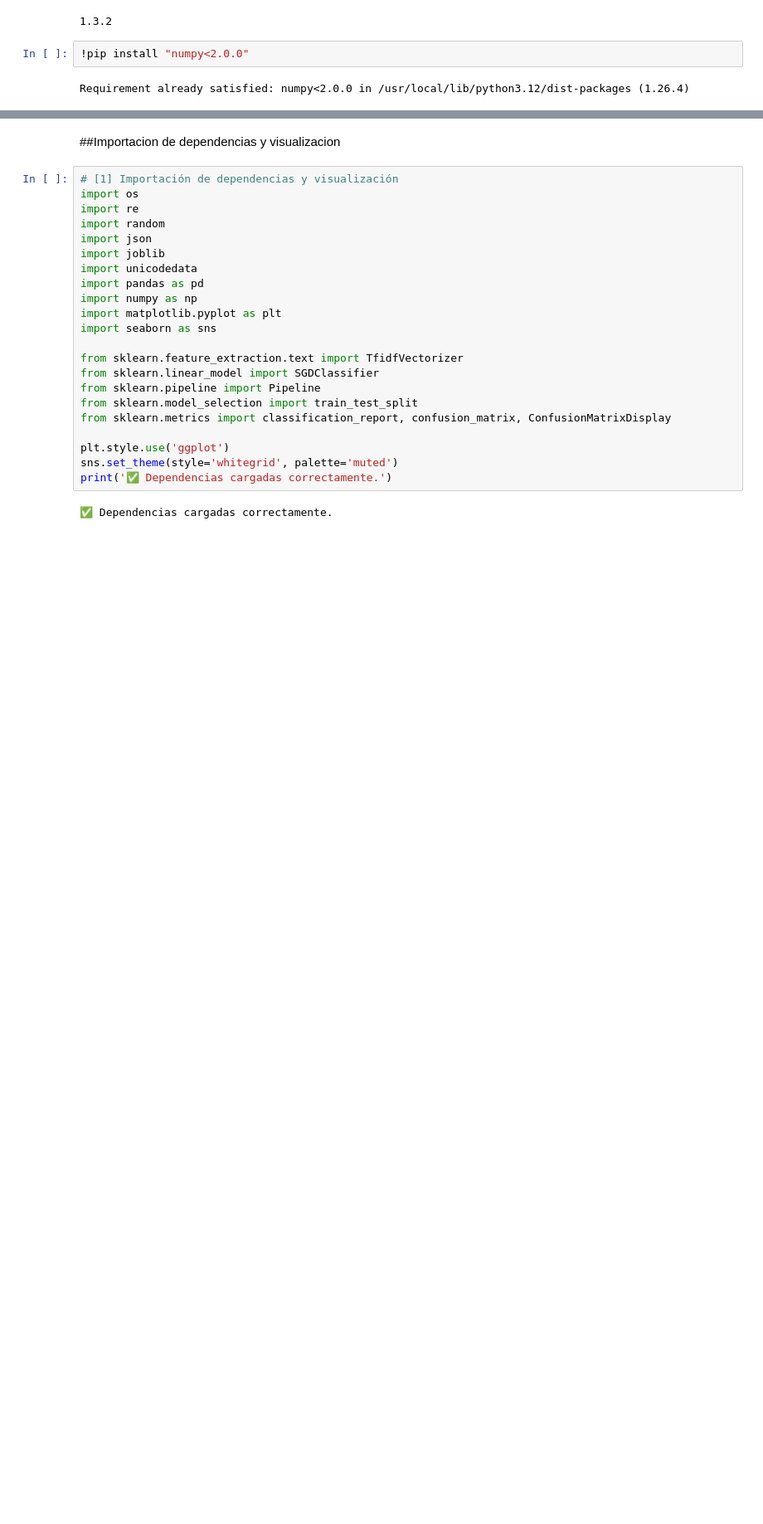
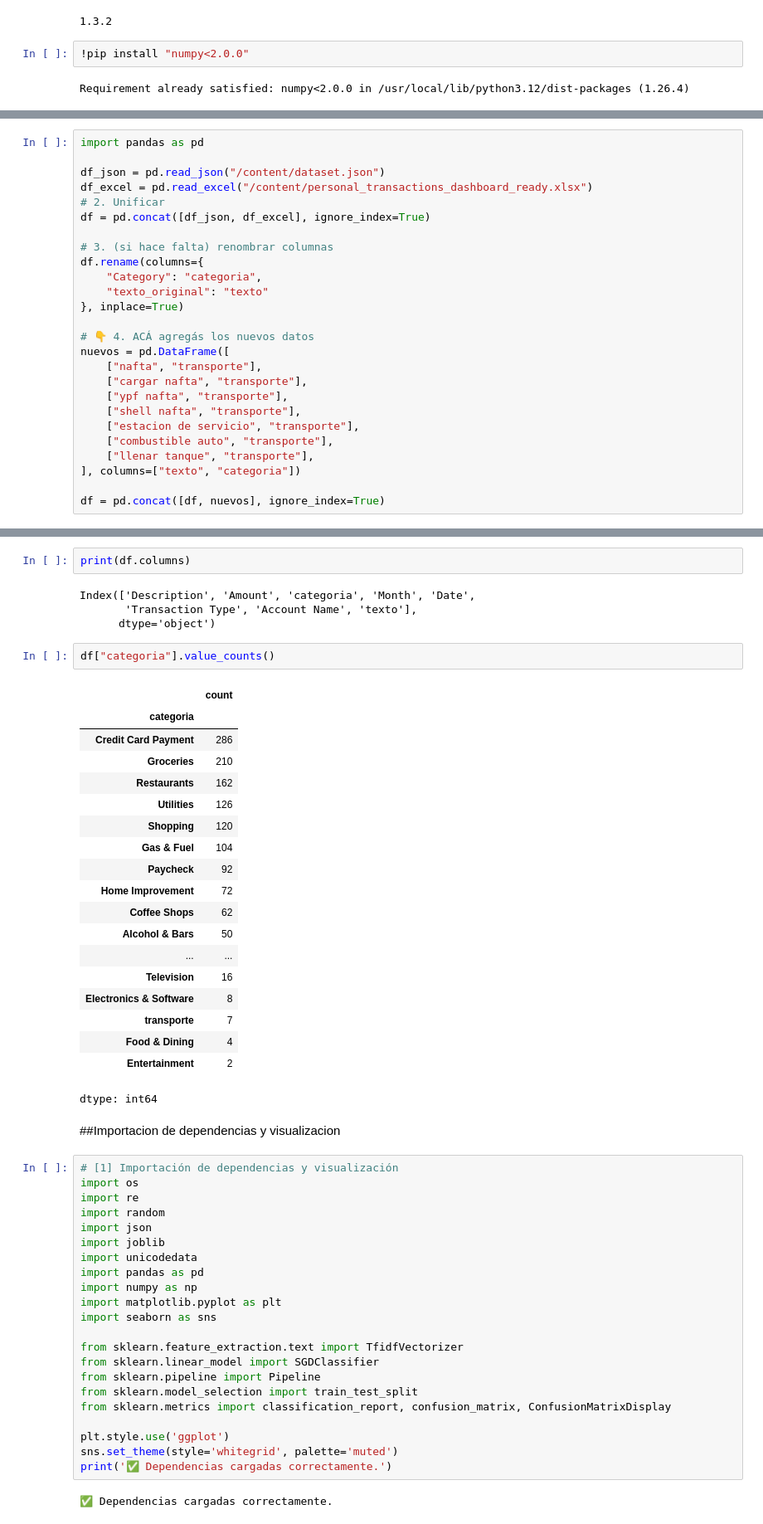
Before and after one commit to No-Country-simulation/G9-LATAM-TEAM-32, a Jupyter notebook: data-science/notebooks/notebook_unificado_finance_ai.ipynb, the cells around one changed output, grey strips where cells are left out. Shown at 83% size. Saved outputs shown, nothing was run; the diff lists cells and outputs as text; blank space fills up the shorter version.

```diff
--- a/data-science/notebooks/notebook_unificado_finance_ai.ipynb
+++ b/data-science/notebooks/notebook_unificado_finance_ai.ipynb
@@ -70,0 +37,26 @@ except Exception as e:
+# %%
+import pandas as pd
+
+df_json = pd.read_json("/content/dataset.json")
+df_excel = pd.read_excel("/content/personal_transactions_dashboard_ready.xlsx")
+# 2. Unificar
+df = pd.concat([df_json, df_excel], ignore_index=True)
+
+# 3. (si hace falta) renombrar columnas
+df.rename(columns={
+    "Category": "categoria",
+    "texto_original": "texto"
+}, inplace=True)
+
+# 👇 4. ACÁ agregás los nuevos datos
+nuevos = pd.DataFrame([
+    ["nafta", "transporte"],
+    ["cargar nafta", "transporte"],
+    ["ypf nafta", "transporte"],
+    ["shell nafta", "transporte"],
+    ["estacion de servicio", "transporte"],
+    ["combustible auto", "transporte"],
+    ["llenar tanque", "transporte"],
+], columns=["texto", "categoria"])
+
+df = pd.concat([df, nuevos], ignore_index=True)
@@ -71,3 +91,31 @@ except Exception as e:
+# %%
+print(df.columns)
+# %% [output]
+Index(['Description', 'Amount', 'categoria', 'Month', 'Date',
+       'Transaction Type', 'Account Name', 'texto'],
+      dtype='object')
+# %%
+df["categoria"].value_counts()
+# %% [output]
+|  | count |
+| categoria |  |
+| Credit Card Payment | 286 |
+| Groceries | 210 |
+| Restaurants | 162 |
+| Utilities | 126 |
+| Shopping | 120 |
+| Gas & Fuel | 104 |
+| Paycheck | 92 |
+| Home Improvement | 72 |
+| Coffee Shops | 62 |
+| Alcohol & Bars | 50 |
+| ... | ... |
+| Television | 16 |
+| Electronics & Software | 8 |
+| transporte | 7 |
+| Food & Dining | 4 |
+| Entertainment | 2 |
+dtype: int64
 # %% [markdown]
 ##Importacion de dependencias y visualizacion
 # %%
```
Also changed, not shown: parts of 30 cells of this notebook.
